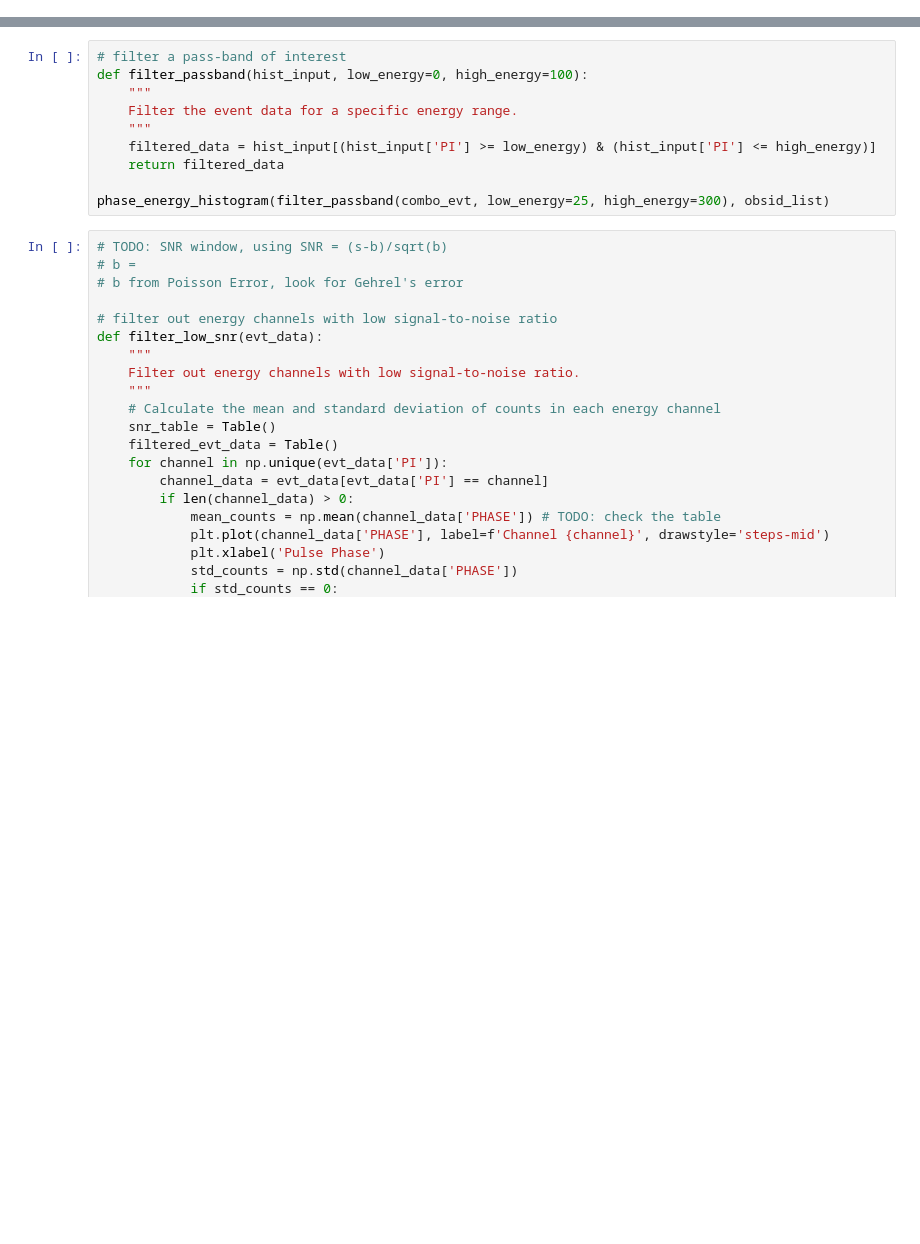
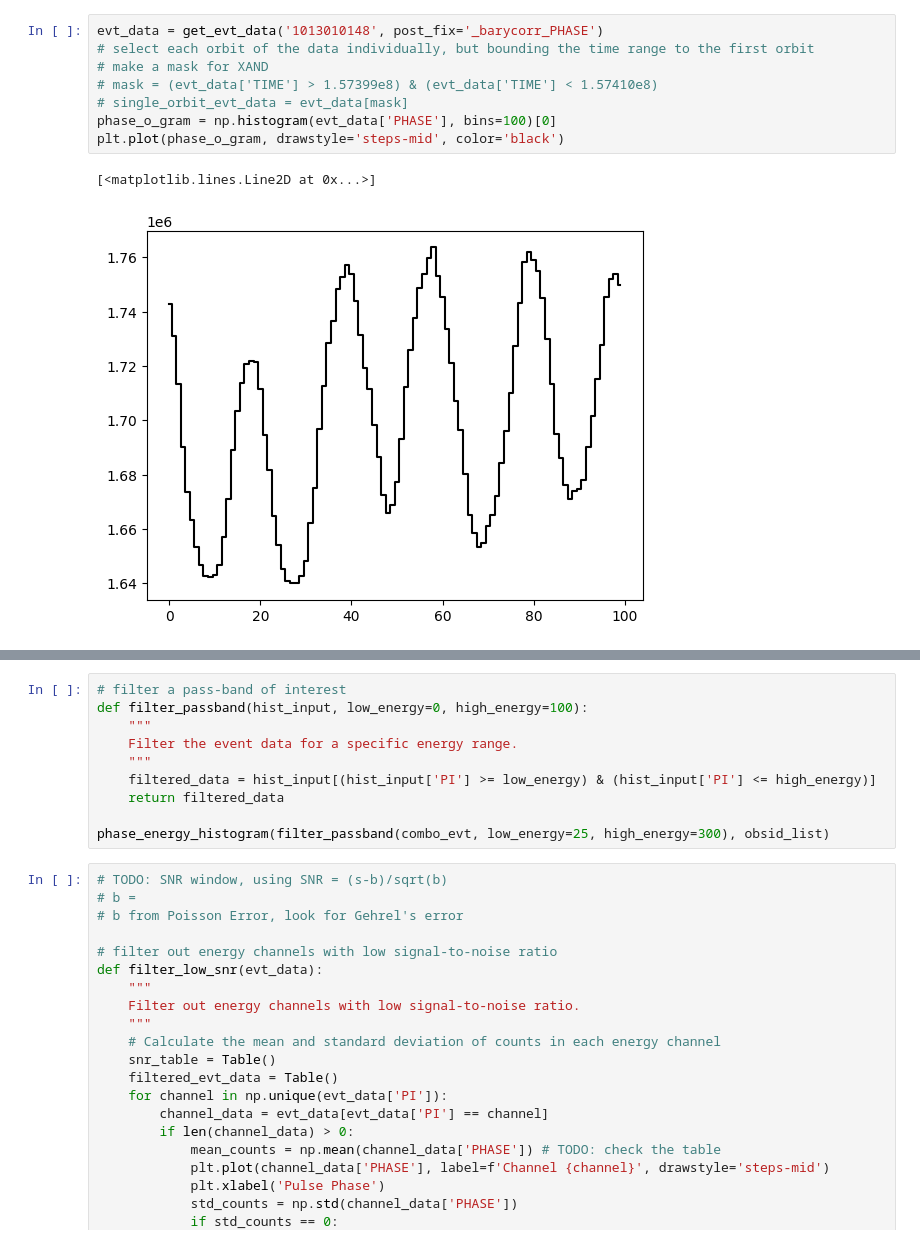
Before and after one commit to jacobspacepayne/nicer-observation, a Jupyter notebook: astropy_fits_tutorial_notebook.ipynb, the cells around one changed output, grey strips where cells are left out. Saved outputs shown, nothing was run; the diff lists cells and outputs as text; blank space fills up the shorter version.

```diff
--- a/astropy_fits_tutorial_notebook.ipynb
+++ b/astropy_fits_tutorial_notebook.ipynb
@@ -89,0 +136,11 @@ evt_data = get_evt_data(obsid_list[0])
+# %%
+evt_data = get_evt_data('1013010148', post_fix='_barycorr_PHASE')
+# select each orbit of the data individually, but bounding the time range to the first orbit
+# make a mask for XAND
+# mask = (evt_data['TIME'] > 1.57399e8) & (evt_data['TIME'] < 1.57410e8)
+# single_orbit_evt_data = evt_data[mask]
+phase_o_gram = np.histogram(evt_data['PHASE'], bins=100)[0]
+plt.plot(phase_o_gram, drawstyle='steps-mid', color='black')
+# %% [output]
+[<matplotlib.lines.Line2D at 0x...>]
+[figure, added]
```
Also changed, not shown: parts of 11 cells of this notebook, 4 other files.
